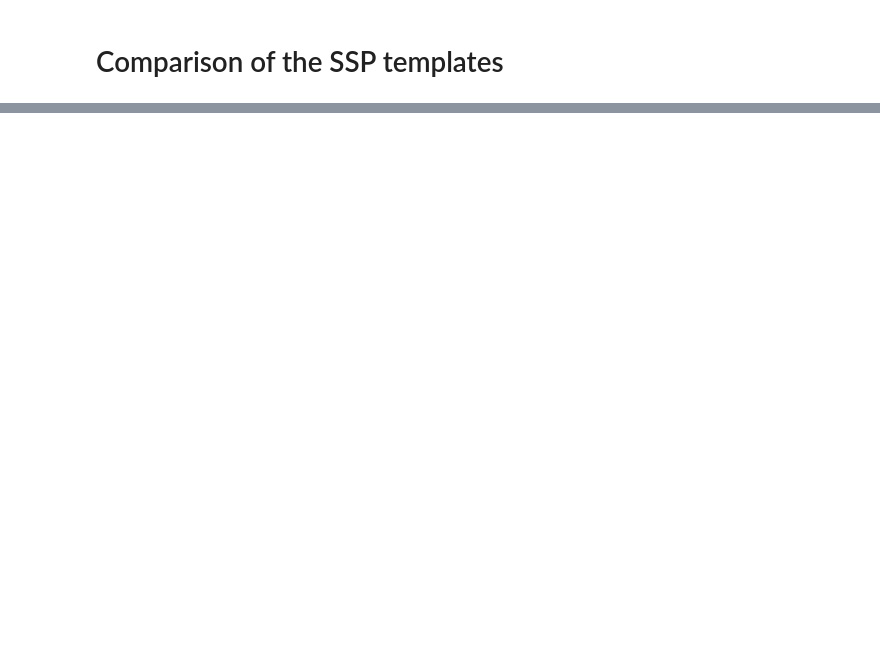
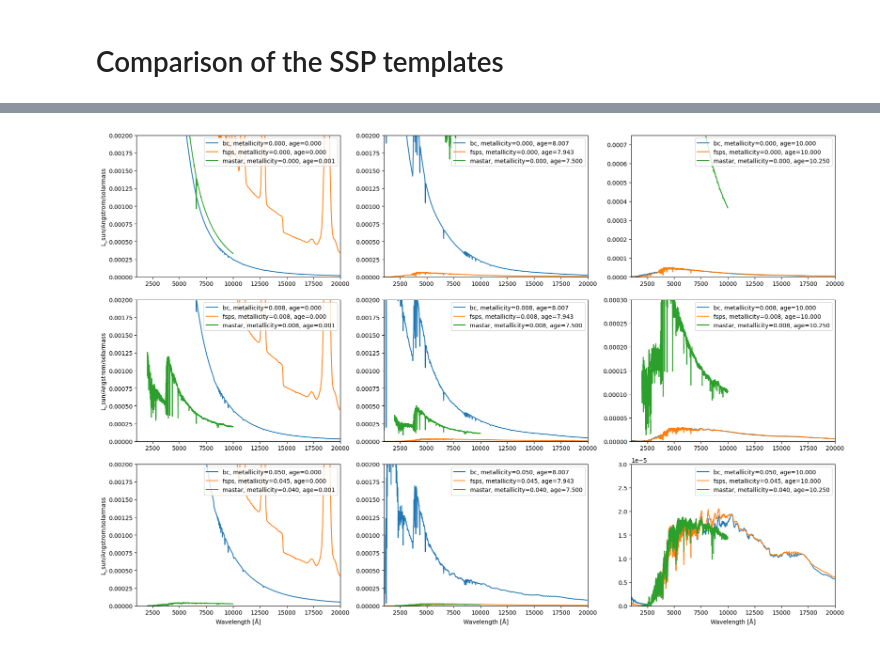
Before and after one commit to ufuk-cakir/rubix, a Jupyter notebook: notebooks/compare_ssp_templates.ipynb, the cells around one changed output, grey strips where cells are left out. Drawn from its saved outputs; the diff is of its cells as text; code cells hidden in the pictures; blank space fills up the shorter version.

```diff
--- a/notebooks/compare_ssp_templates.ipynb
+++ b/notebooks/compare_ssp_templates.ipynb
@@ -130,0 +174,50 @@ plt.savefig("./output/ssp_comparison_bc_fsps_8_05.png")
+# %%
+import matplotlib.pyplot as plt
+
+# Define the metallicity and age values for the grid
+metallicities = [1e-4, 8e-3, 5e-2]
+ages = [0, 8, 10]
+
+# Create a figure with a 3x3 grid of subplots
+fig, axes = plt.subplots(3, 3, figsize=(18, 12))
+
+# Loop over the grid and plot the data
+for i, metallicity in enumerate(metallicities):
+    for j, age in enumerate(ages):
+        ax = axes[i, j]
+
+        # Find the closest indices for the current metallicity and age
+        index_metallicity_bc = find_closest_index(ssp_bc.metallicity, metallicity)
+        index_age_bc = find_closest_index(ssp_bc.age, age)
+        index_metallicity_fsps = find_closest_index(ssp_fsps.metallicity, metallicity)
+        index_age_fsps = find_closest_index(ssp_fsps.age, age)
+        index_metallicity_mastar = find_closest_index(ssp_mastar.metallicity, metallicity)
+        index_age_mastar = find_closest_index(ssp_mastar.age, age)
+
+        # Plot the data for the current metallicity and age
+        ax.plot(ssp_bc.wavelength, ssp_bc.flux[index_metallicity_bc][index_age_bc], label=f'bc, metallicity={ssp_bc.metallicity[index_metallicity_bc]:.3f}, age={ssp_bc.age[index_age_bc]:.3f}')
+        ax.plot(ssp_fsps.wavelength, ssp_fsps.flux[index_metallicity_fsps][index_age_fsps], label=f'fsps, metallicity={ssp_fsps.metallicity[index_metallicity_fsps]:.3f}, age={ssp_fsps.age[index_age_fsps]:.3f}')
+        ax.plot(ssp_mastar.wavelength, ssp_mastar.flux[index_metallicity_mastar][index_age_mastar], label=f'mastar, metallicity={ssp_mastar.metallicity[index_metallicity_mastar]:.3f}, age={ssp_mastar.age[index_age_mastar]:.3f}')
+
+        # Set plot limits and labels
+        ax.set_xlim(1000, 20000)
+        if j == 2 and i == 2:
+            ax.set_ylim(0, 0.00003)
+        elif j == 2 and i == 1:
+            ax.set_ylim(0, 0.0003)
+        elif j == 2:
+            ax.set_ylim(0, 0.00075)
+        else:
+            ax.set_ylim(0, 0.002)
+        if i == 2:
+            ax.set_xlabel('Wavelength [Å]')
+        if j == 0:
+            ax.set_ylabel('L_sun/Angstrom/solarmass')
+        ax.legend(loc='upper right')
+
+# Adjust layout and save the figure
+plt.tight_layout()
+plt.savefig("./output/ssp_comparison_grid.png")
+plt.show()
+# %% [output]
+[figure, added]
```
Also changed, not shown: parts of 15 cells of this notebook, 1 other file.
